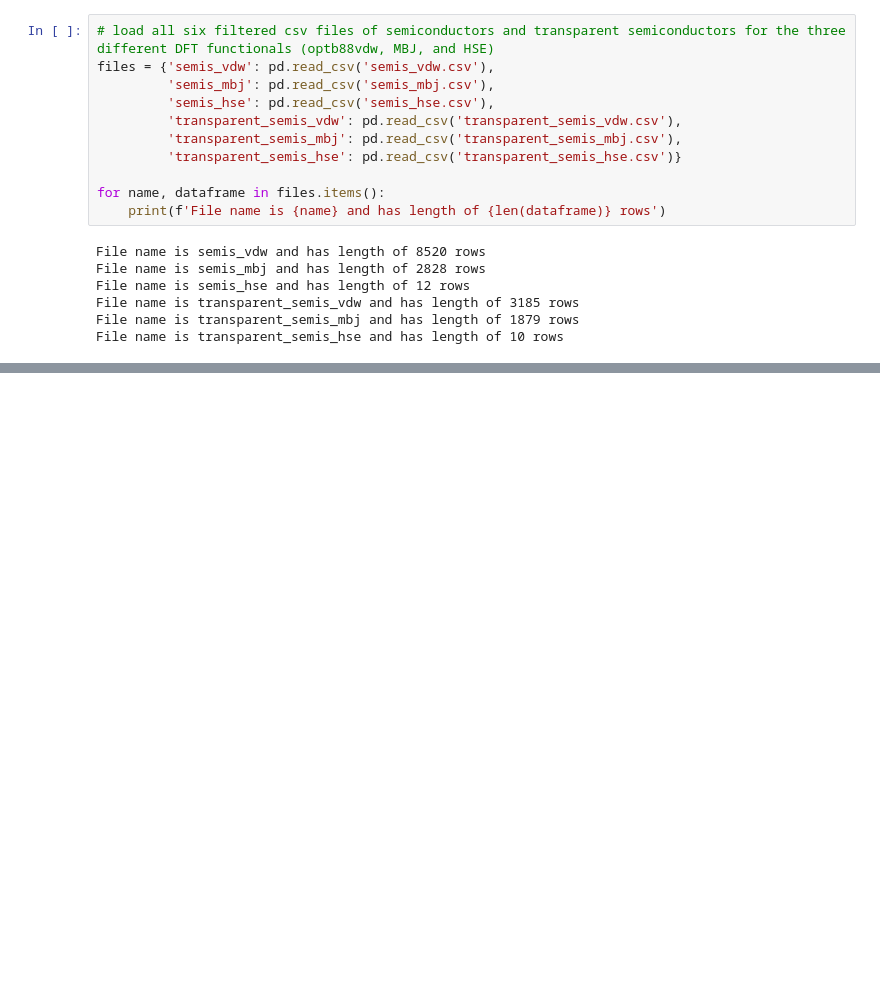
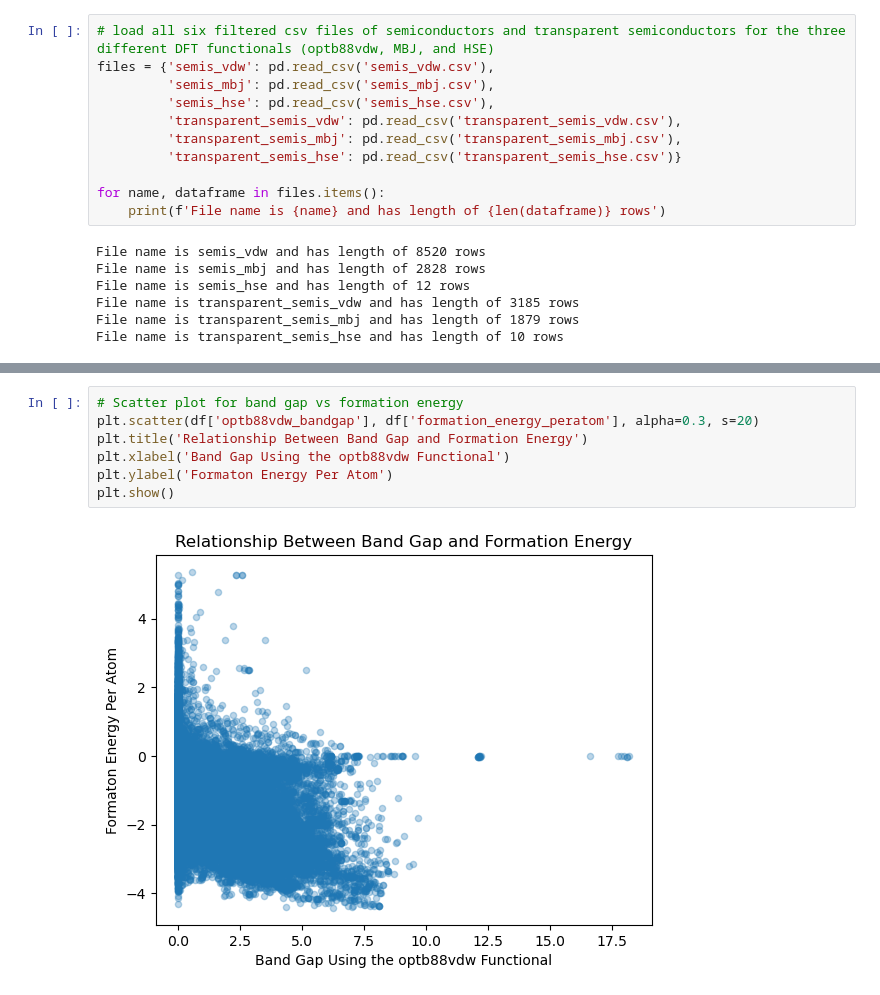
Before and after one commit to Jehad142/ml-final-project-team2, a Jupyter notebook: notebooks/JARVIS_eda_js.ipynb, the cells around one changed output, grey strips where cells are left out. Saved outputs shown, nothing was run; the diff lists cells and outputs as text; blank space fills up the shorter version.

```diff
--- a/notebooks/JARVIS_eda_js.ipynb
+++ b/notebooks/JARVIS_eda_js.ipynb
@@ -229,0 +282,9 @@ File name is transparent_semis_hse and has length of 10 rows
+# %%
+# Scatter plot for band gap vs formation energy
+plt.scatter(df['optb88vdw_bandgap'], df['formation_energy_peratom'], alpha=0.3, s=20)
+plt.title('Relationship Between Band Gap and Formation Energy')
+plt.xlabel('Band Gap Using the optb88vdw Functional')
+plt.ylabel('Formaton Energy Per Atom')
+plt.show()
+# %% [output]
+[figure, added]
```
Also changed, not shown: parts of 8 cells of this notebook.
